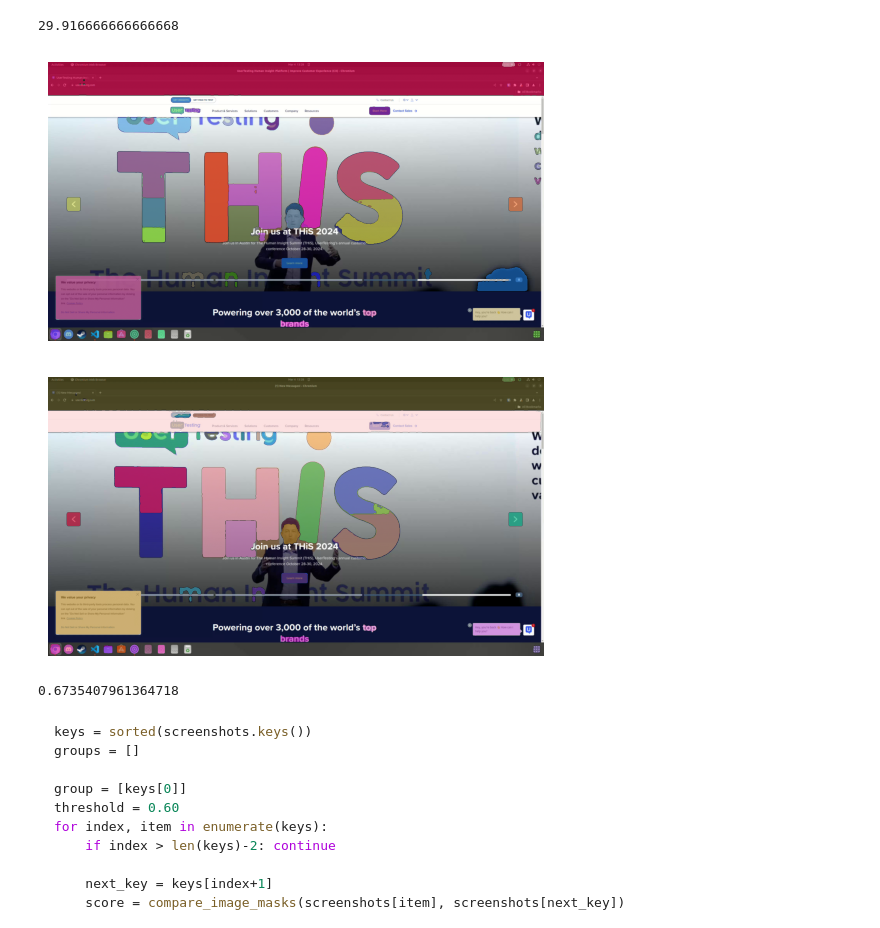
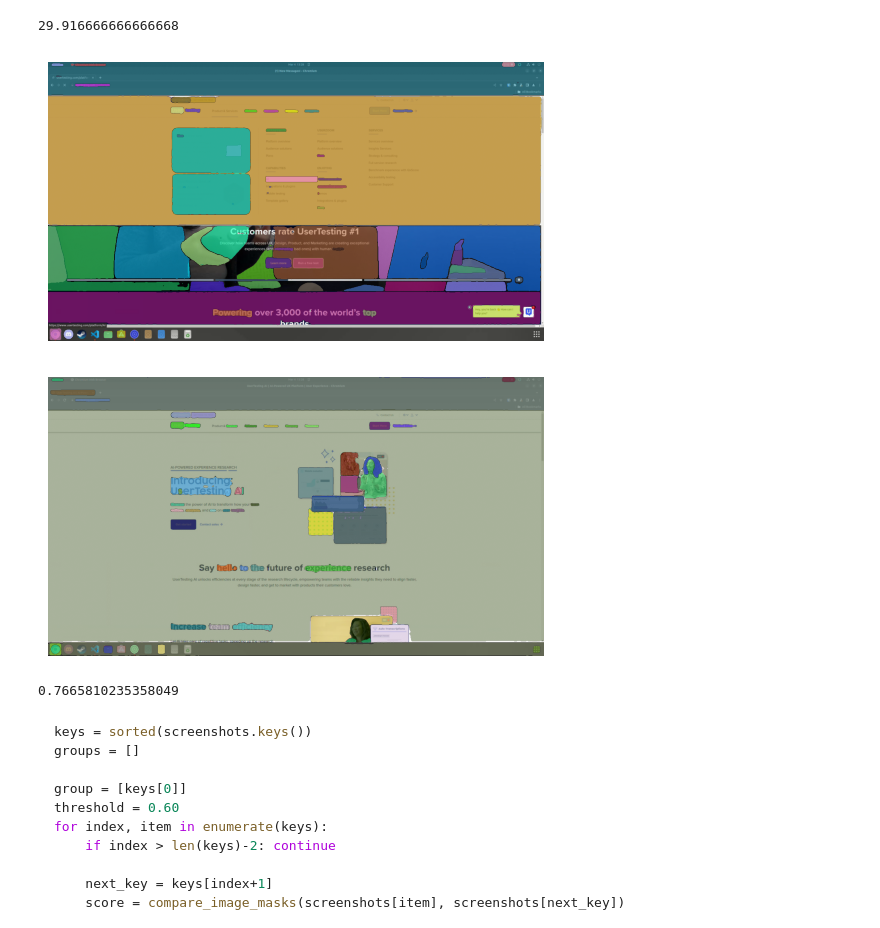
Before and after one commit to stevenjfields/segmentation_test, a Jupyter notebook: test_segmentation_grouping.ipynb, the cells around one changed output. Saved outputs shown, nothing was run; the diff lists cells and outputs as text; code cells hidden in the pictures.

````diff
--- a/test_segmentation_grouping.ipynb
+++ b/test_segmentation_grouping.ipynb
@@ -14,10 +14,10 @@ from segment_anything import sam_model_registry, SamAutomaticMaskGenerator, SamP
 
 #!wget https://dl.fbaipublicfiles.com/segment_anything/sam_vit_h_4b8939.pth
 
-sam_checkpoint = "sam_vit_b_01ec64.pth"
+# sam_checkpoint = "sam_vit_b_01ec64.pth"
 # sam_checkpoint = "sam_vit_l_0b3195.pth"
-# sam_checkpoint = "sam_vit_h_4b8939.pth"
-model_type = "vit_b"
+sam_checkpoint = "sam_vit_h_4b8939.pth"
+model_type = "vit_h"
 
 device = "cuda"
 
@@ -95,17 +95,17 @@ def show_masks_on_image(raw_image, outputs):
 from collections import OrderedDict
 screenshots = OrderedDict({int(k):v for k,v in sorted(screenshots.items())})
 # %%
-image_name = 0
+image_name = 64
 raw_image = Image.open(f"{path}/{image_name}.png")
 show_masks_on_image(raw_image, screenshots[image_name])
 # %% [output]
-[figure, old version]
+[figure, new version]
 # %%
-image_name = 1
+image_name = 75
 raw_image = Image.open(f"{path}/{image_name}.png")
 show_masks_on_image(raw_image, screenshots[image_name])
 # %% [output]
-[figure, old version]
+[figure, new version]
 # %%
 # compute similarity score for two images based on their segmentation masks
 def compare_image_masks(image_a_outputs, image_b_outputs):
@@ -129,7 +129,7 @@ image_a_outputs = screenshots[0]
 image_b_outputs = screenshots[1]
 print(compare_image_masks(image_a_outputs, image_b_outputs)) # Should be high, similar screenshots and masks
 # %% [output]
-0.6735407961364718
+0.7665810235358049
 # %% [markdown]
 ```python
 keys = sorted(screenshots.keys())
````
Also changed, not shown: parts of 2 cells of this notebook, 6 other files.
